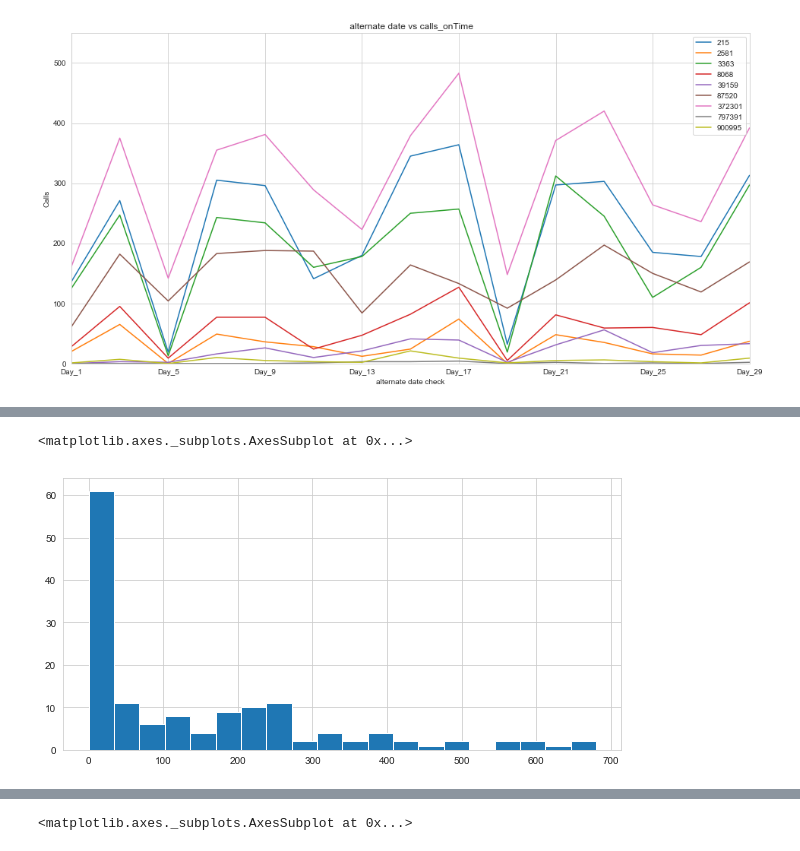
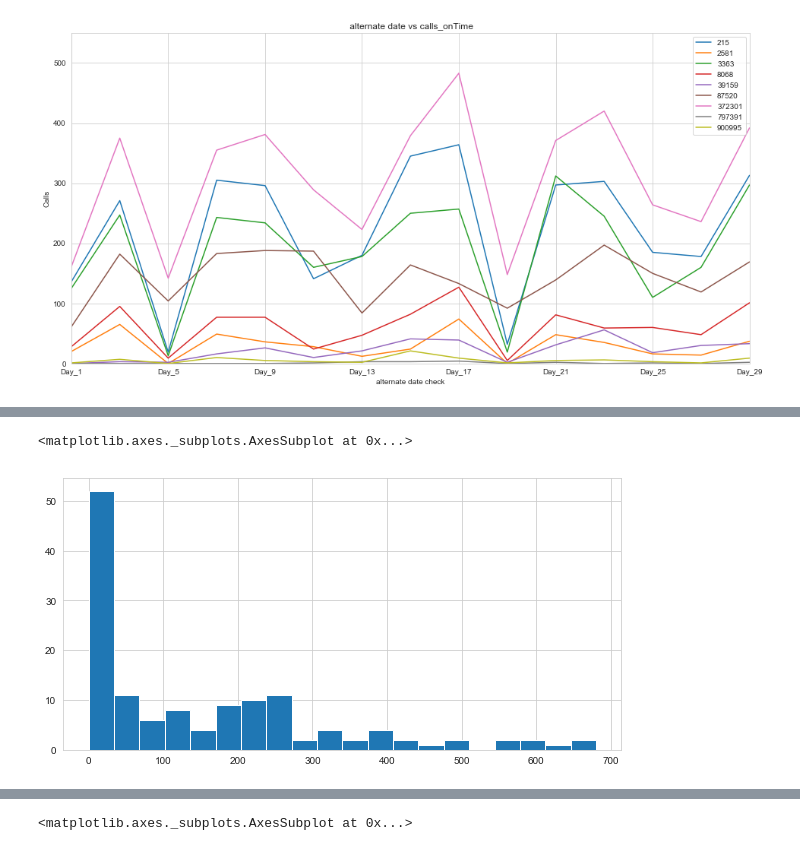
Before and after one commit to rticseto/DataScientistTest, a Jupyter notebook: SLA-Analysis.ipynb, the cells around one changed output, grey strips where cells are left out. Saved outputs shown, nothing was run; the diff lists cells and outputs as text; code cells hidden in the pictures.

```diff
--- a/SLA-Analysis.ipynb
+++ b/SLA-Analysis.ipynb
@@ -143,4 +126,5 @@ def data_calls2(df, str_days):
         df_day.name = "Day_"+str(i+1)
         pdList.append(df_day)
     df_combined = pd.concat(pdList, axis =1)
+    df_combined = df_combined.fillna(0)
     return df_combined
@@ -167,0 +160,3 @@ raw_calls
+# %%
+calls_Jan = data_calls2(df, JanDays )
+calls_Jan
@@ -216,0 +207,3 @@ melt.head()
+# %%
+data_calls_Jan= melting_data(calls_Jan)
+data_calls_Jan.head()
@@ -217,5 +217,5 @@ melt.head()
 # %%
-melt['Calls'].hist(bins=20, figsize=(10,5))
+data_calls_Jan['Calls'].hist(bins=20, figsize=(10,5))
 # %% [output]
 <matplotlib.axes._subplots.AxesSubplot at 0x...>
-[figure, old version]
+[figure, new version]
```
Also changed, not shown: parts of 59 cells of this notebook.
